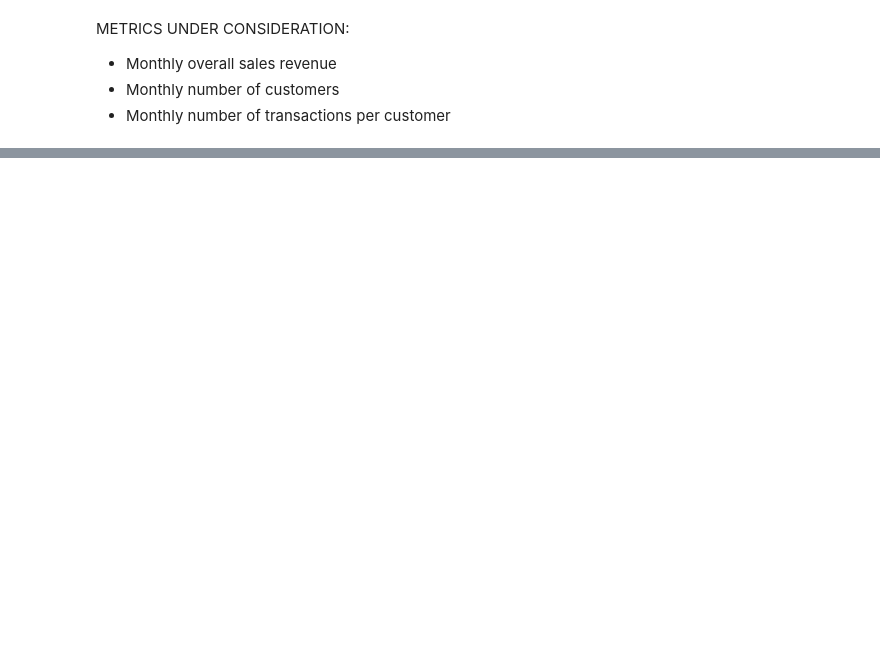
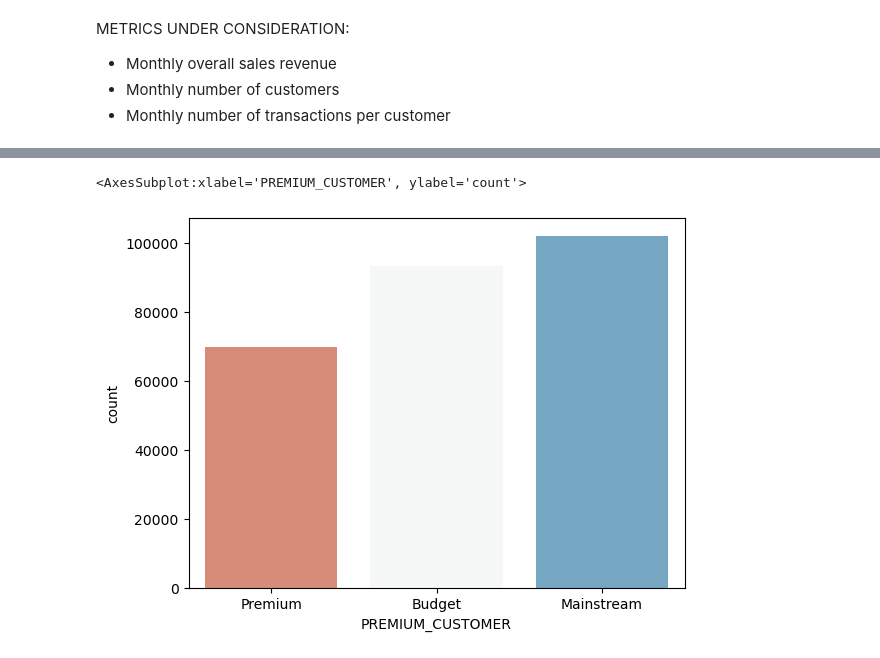
Before and after one commit to Temitope-odeyemi/Quantium, a Jupyter notebook: EDA Quatium.ipynb, the cells around one changed output, grey strips where cells are left out. Cells and saved outputs as stored; diff of their text form; code cells hidden in the pictures; blank space fills up the shorter version.

```diff
--- a/EDA Quatium.ipynb
+++ b/EDA Quatium.ipynb
@@ -82,3 +96,8 @@ df.head()
 | 2 | 2018-11-10 | 1 | 1307 | 346 | 96 | WW Original Stacked Chips | 2 | 3.8 | 160 | ... |
 | 3 | 2019-03-09 | 1 | 1307 | 347 | 54 | CCs Original | 1 | 2.1 | 175 | ... |
 | 4 | 2019-05-20 | 1 | 1343 | 383 | 61 | Smiths Crinkle Cut Chips Chicken | 2 | 2.9 | 170 | ... |
+# %%
+sns.countplot(x='PREMIUM_CUSTOMER', data=df,palette="RdBu")
+# %% [output]
+<AxesSubplot:xlabel='PREMIUM_CUSTOMER', ylabel='count'>
+[figure, added]
```
Also changed, not shown: parts of 13 cells of this notebook.
